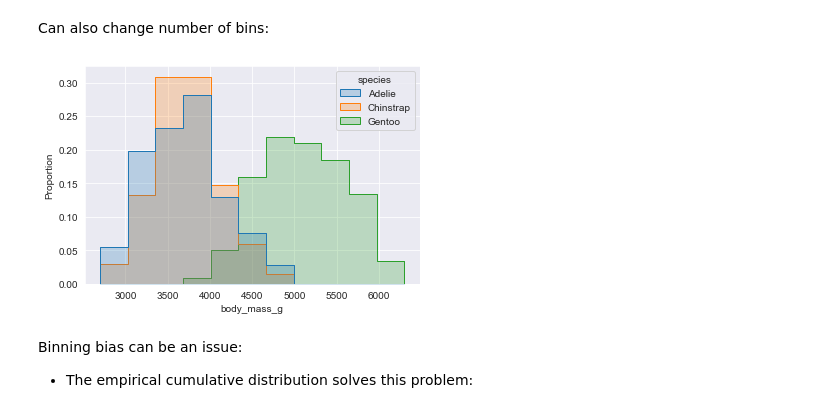
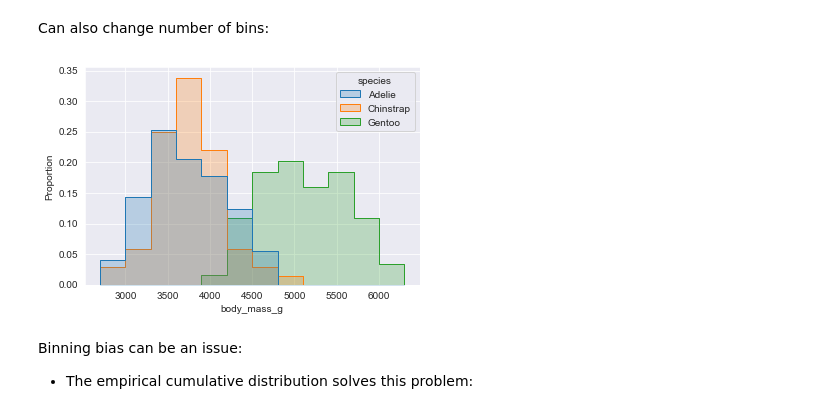
Before and after one commit to yiannikontos/DSNYC080822, a Jupyter notebook: Phase1_Topic4_Data_Analysis_in_Pandas/3_Seaborn/Phase 1 Topic 4 Seaborn.ipynb, the cells around one changed output. Saved outputs shown, nothing was run; the diff lists cells and outputs as text; code cells hidden in the pictures.

```diff
--- a/Phase1_Topic4_Data_Analysis_in_Pandas/3_Seaborn/Phase 1 Topic 4 Seaborn.ipynb
+++ b/Phase1_Topic4_Data_Analysis_in_Pandas/3_Seaborn/Phase 1 Topic 4 Seaborn.ipynb
@@ -535,10 +535,10 @@ Can also change number of bins:
 # %%
 # difference between 11 and 12 bins
 sns.histplot(x = 'body_mass_g', hue = 'species', element="step", stat="proportion",
-             common_norm=False, bins = 11, data = penguins_df)
+             common_norm=False, bins = 12, data = penguins_df)
 plt.show()
 # %% [output]
-[figure, old version]
+[figure, new version]
 # %% [markdown]
 Binning bias can be an issue:
 - The empirical cumulative distribution solves this problem:
```
Also changed, not shown: parts of 5 cells of this notebook, 26 other files.
